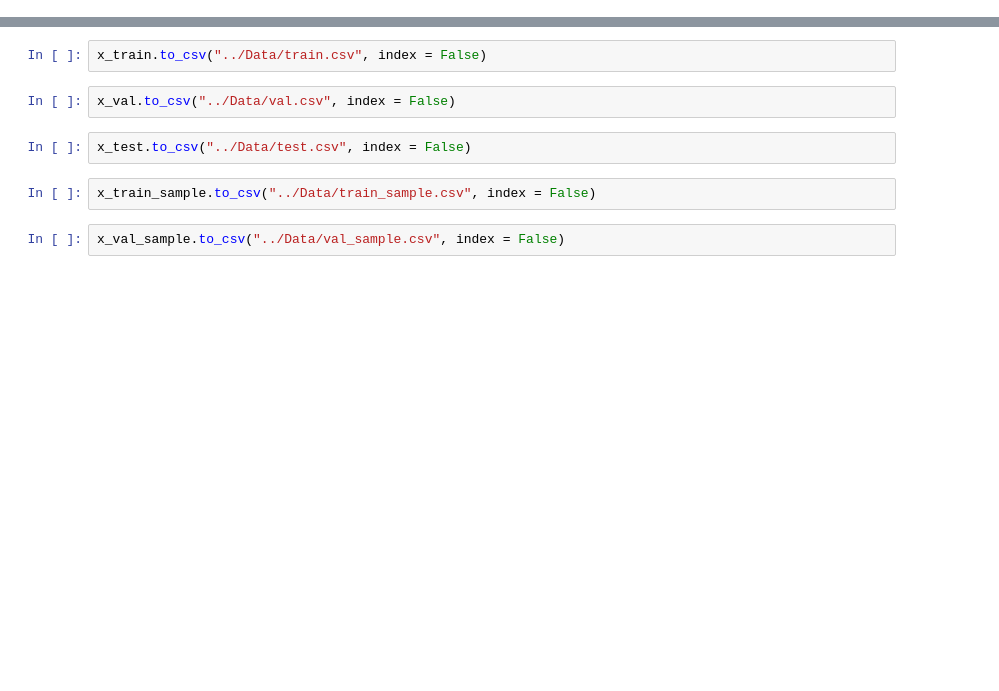
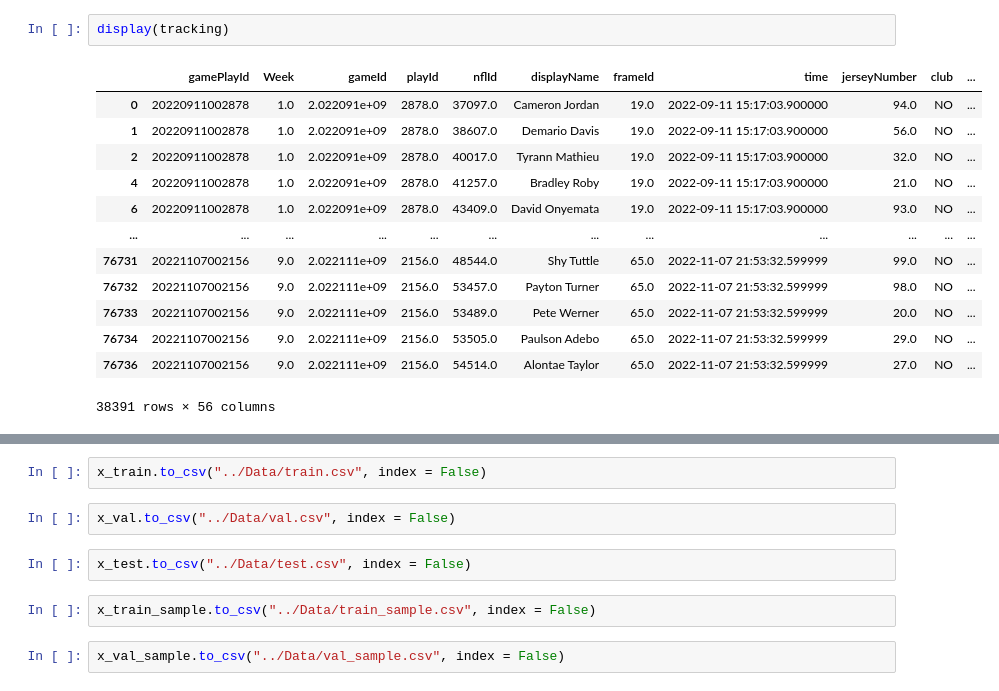
Before and after one commit to aquagz5/NFL-Capstone, a Jupyter notebook: 02-Feature-Development/Data-Prep.ipynb, the cells around one changed output, grey strips where cells are left out. Drawn from its saved outputs; the diff is of its cells as text; blank space fills up the shorter version.

```diff
--- a/02-Feature-Development/Data-Prep.ipynb
+++ b/02-Feature-Development/Data-Prep.ipynb
@@ -563,0 +413,16 @@ for train_idx, test_idx in gss.split(x_val, groups=unique_ids):
+# %%
+display(tracking)
+# %% [output]
+|  | gamePlayId | Week | gameId | playId | nflId | displayName | frameId | time | jerseyNumber | club | ... |
+| 0 | 20220911002878 | 1.0 | 2.022091e+09 | 2878.0 | 37097.0 | Cameron Jordan | 19.0 | 2022-09-11 15:17:03.900000 | 94.0 | NO | ... |
+| 1 | 20220911002878 | 1.0 | 2.022091e+09 | 2878.0 | 38607.0 | Demario Davis | 19.0 | 2022-09-11 15:17:03.900000 | 56.0 | NO | ... |
+| 2 | 20220911002878 | 1.0 | 2.022091e+09 | 2878.0 | 40017.0 | Tyrann Mathieu | 19.0 | 2022-09-11 15:17:03.900000 | 32.0 | NO | ... |
+| 4 | 20220911002878 | 1.0 | 2.022091e+09 | 2878.0 | 41257.0 | Bradley Roby | 19.0 | 2022-09-11 15:17:03.900000 | 21.0 | NO | ... |
+| 6 | 20220911002878 | 1.0 | 2.022091e+09 | 2878.0 | 43409.0 | David Onyemata | 19.0 | 2022-09-11 15:17:03.900000 | 93.0 | NO | ... |
+| ... | ... | ... | ... | ... | ... | ... | ... | ... | ... | ... | ... |
+| 76731 | 20221107002156 | 9.0 | 2.022111e+09 | 2156.0 | 48544.0 | Shy Tuttle | 65.0 | 2022-11-07 21:53:32.599999 | 99.0 | NO | ... |
+| 76732 | 20221107002156 | 9.0 | 2.022111e+09 | 2156.0 | 53457.0 | Payton Turner | 65.0 | 2022-11-07 21:53:32.599999 | 98.0 | NO | ... |
+| 76733 | 20221107002156 | 9.0 | 2.022111e+09 | 2156.0 | 53489.0 | Pete Werner | 65.0 | 2022-11-07 21:53:32.599999 | 20.0 | NO | ... |
+| 76734 | 20221107002156 | 9.0 | 2.022111e+09 | 2156.0 | 53505.0 | Paulson Adebo | 65.0 | 2022-11-07 21:53:32.599999 | 29.0 | NO | ... |
+| 76736 | 20221107002156 | 9.0 | 2.022111e+09 | 2156.0 | 54514.0 | Alontae Taylor | 65.0 | 2022-11-07 21:53:32.599999 | 27.0 | NO | ... |
+38391 rows × 56 columns
```
Also changed, not shown: parts of 86 cells of this notebook, 4 other files.
